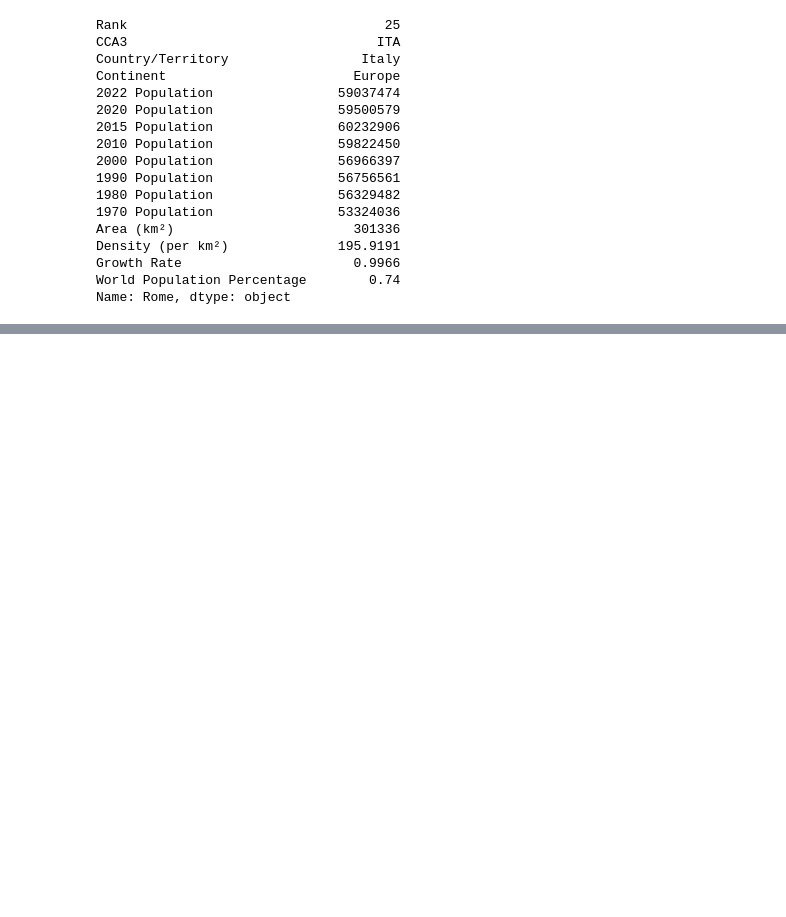
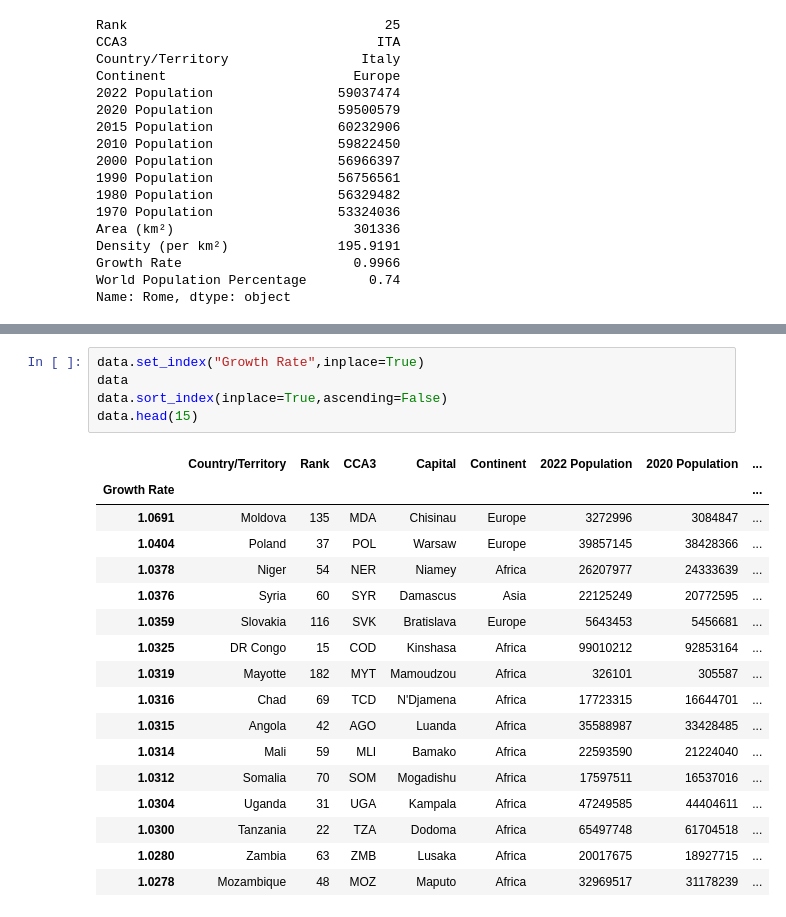
Before and after one commit to Murtiza007/Pandas, a Jupyter notebook: PandasBasics.ipynb, the cells around one changed output, grey strips where cells are left out. Drawn from its saved outputs; the diff is of its cells as text; blank space fills up the shorter version.

```diff
--- a/PandasBasics.ipynb
+++ b/PandasBasics.ipynb
@@ -571,0 +623,23 @@ Name: Rome, dtype: object
+# %%
+data.set_index("Growth Rate",inplace=True)
+data
+data.sort_index(inplace=True,ascending=False)
+data.head(15)
+# %% [output]
+|  | Country/Territory | Rank | CCA3 | Capital | Continent | 2022 Population | 2020 Population | ... |
+| Growth Rate |  |  |  |  |  |  |  | ... |
+| 1.0691 | Moldova | 135 | MDA | Chisinau | Europe | 3272996 | 3084847 | ... |
+| 1.0404 | Poland | 37 | POL | Warsaw | Europe | 39857145 | 38428366 | ... |
+| 1.0378 | Niger | 54 | NER | Niamey | Africa | 26207977 | 24333639 | ... |
+| 1.0376 | Syria | 60 | SYR | Damascus | Asia | 22125249 | 20772595 | ... |
+| 1.0359 | Slovakia | 116 | SVK | Bratislava | Europe | 5643453 | 5456681 | ... |
+| 1.0325 | DR Congo | 15 | COD | Kinshasa | Africa | 99010212 | 92853164 | ... |
+| 1.0319 | Mayotte | 182 | MYT | Mamoudzou | Africa | 326101 | 305587 | ... |
+| 1.0316 | Chad | 69 | TCD | N'Djamena | Africa | 17723315 | 16644701 | ... |
+| 1.0315 | Angola | 42 | AGO | Luanda | Africa | 35588987 | 33428485 | ... |
+| 1.0314 | Mali | 59 | MLI | Bamako | Africa | 22593590 | 21224040 | ... |
+| 1.0312 | Somalia | 70 | SOM | Mogadishu | Africa | 17597511 | 16537016 | ... |
+| 1.0304 | Uganda | 31 | UGA | Kampala | Africa | 47249585 | 44404611 | ... |
+| 1.0300 | Tanzania | 22 | TZA | Dodoma | Africa | 65497748 | 61704518 | ... |
+| 1.0280 | Zambia | 63 | ZMB | Lusaka | Africa | 20017675 | 18927715 | ... |
+| 1.0278 | Mozambique | 48 | MOZ | Maputo | Africa | 32969517 | 31178239 | ... |
```
Also changed, not shown: parts of 4 cells of this notebook.
